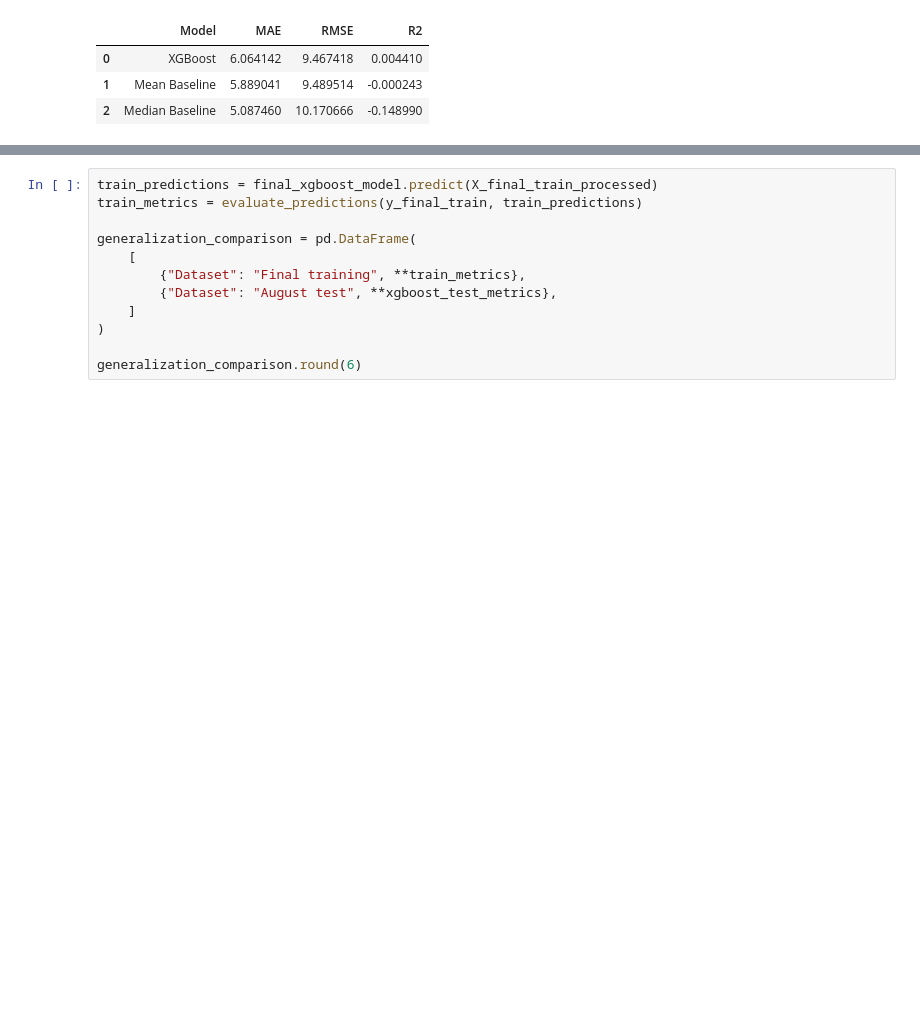
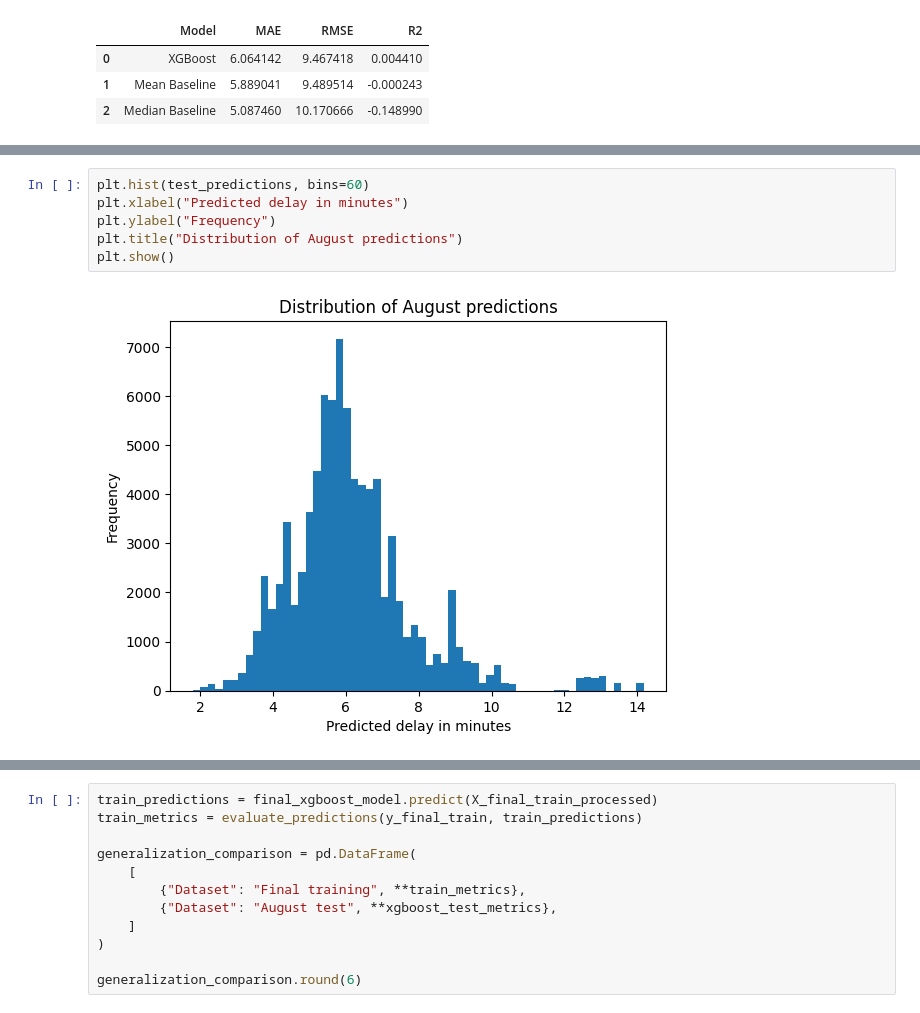
Before and after one commit to LeblL/LukasLeblBA, a Jupyter notebook: notebooks/modeling/03_final_evaluation.ipynb, the cells around one changed output, grey strips where cells are left out. Cells and saved outputs as stored; diff of their text form; blank space fills up the shorter version.

```diff
--- a/notebooks/modeling/03_final_evaluation.ipynb
+++ b/notebooks/modeling/03_final_evaluation.ipynb
@@ -181,0 +236,8 @@ model_comparison.round(6)
+# %%
+plt.hist(test_predictions, bins=60)
+plt.xlabel("Predicted delay in minutes")
+plt.ylabel("Frequency")
+plt.title("Distribution of August predictions")
+plt.show()
+# %% [output]
+[figure, added]
```
Also changed, not shown: parts of 11 cells of this notebook.
